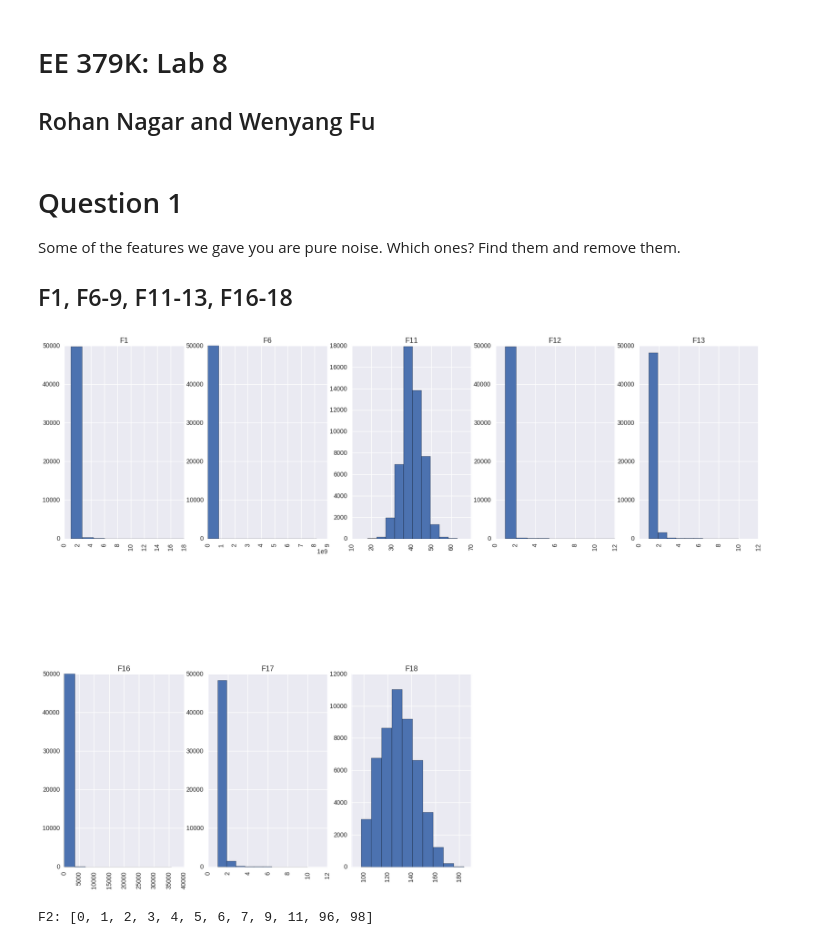
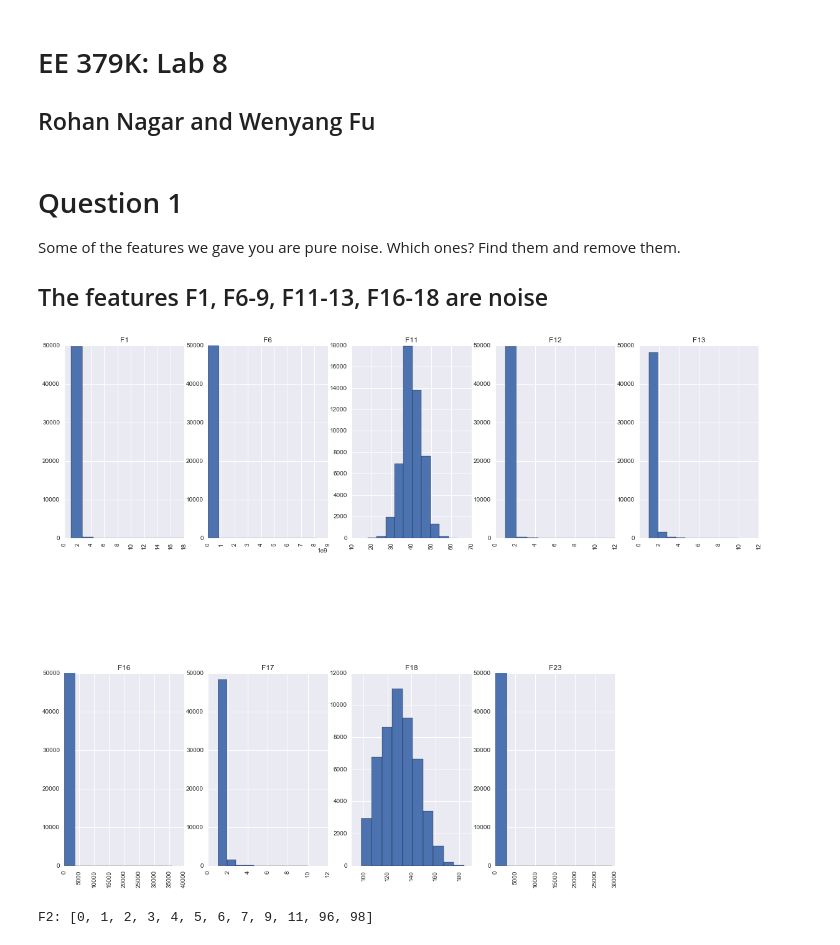
Before and after one commit to RohanNagar/datasciencelab-utaustin, a Jupyter notebook: lab8/lab8.ipynb, the cells around one changed output. Saved outputs shown, nothing was run; the diff lists cells and outputs as text; code cells hidden in the pictures.

```diff
--- a/lab8/lab8.ipynb
+++ b/lab8/lab8.ipynb
@@ -26,7 +26,7 @@ def to_file(filename, preds):
 
 Some of the features we gave you are pure noise. Which ones? Find them and remove them.
 
-## F1, F6-9, F11-13, F16-18
+## The features F1, F6-9, F11-13, F16-18 are noise
 # %%
 def show_feature_dist(df):
     """ Plot the distribution for each feature. """
@@ -48,10 +48,10 @@ def show_feature_dist(df):
 train = pd.read_csv('data/train_final.csv')
 test = pd.read_csv('data/test_final.csv')
 # %%
-train_noisy = train.ix[:, ['F1', 'F6', 'F11', 'F12', 'F13', 'F16', 'F17', 'F18']]
+train_noisy = train.ix[:, ['F1', 'F6', 'F11', 'F12', 'F13', 'F16', 'F17', 'F18', 'F23']]
 show_feature_dist(train_noisy)
 # %% [output]
-[figure, old version]
+[figure, new version]
 # %%
 def get_unique_values(df, feat):
     """Given a dataframe and feature name,
```
Also changed, not shown: parts of 32 cells of this notebook, 10 other files.
